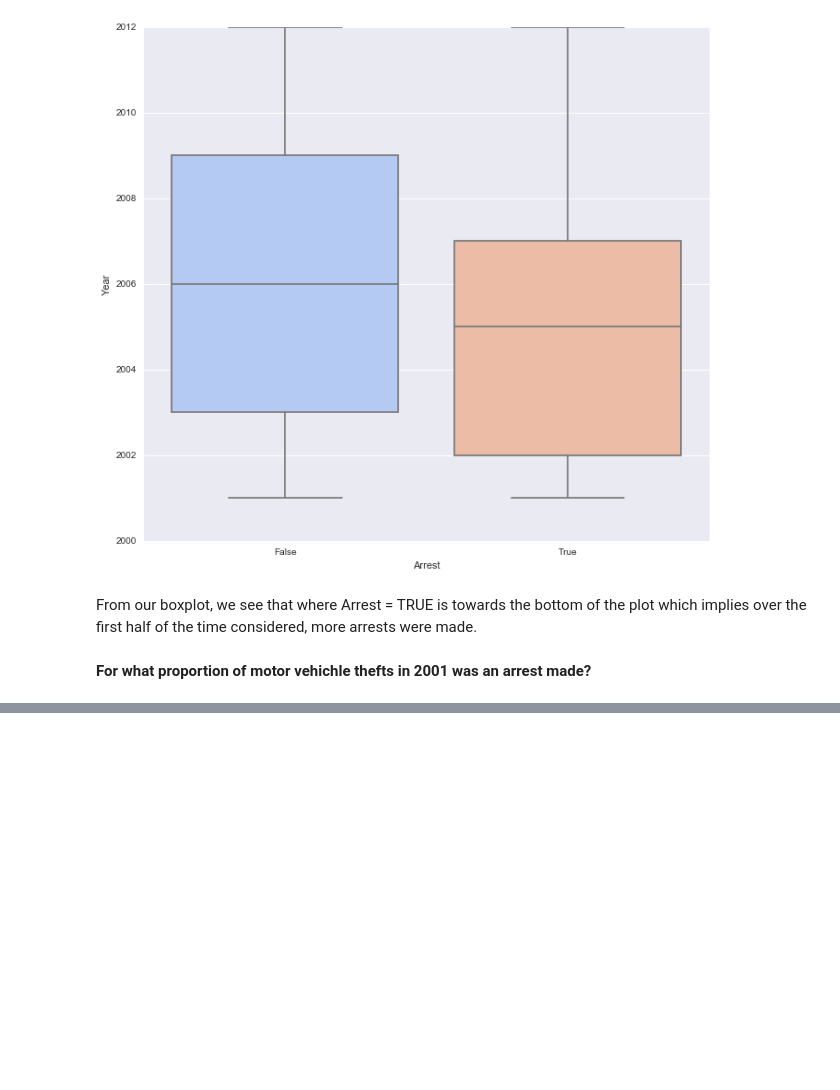
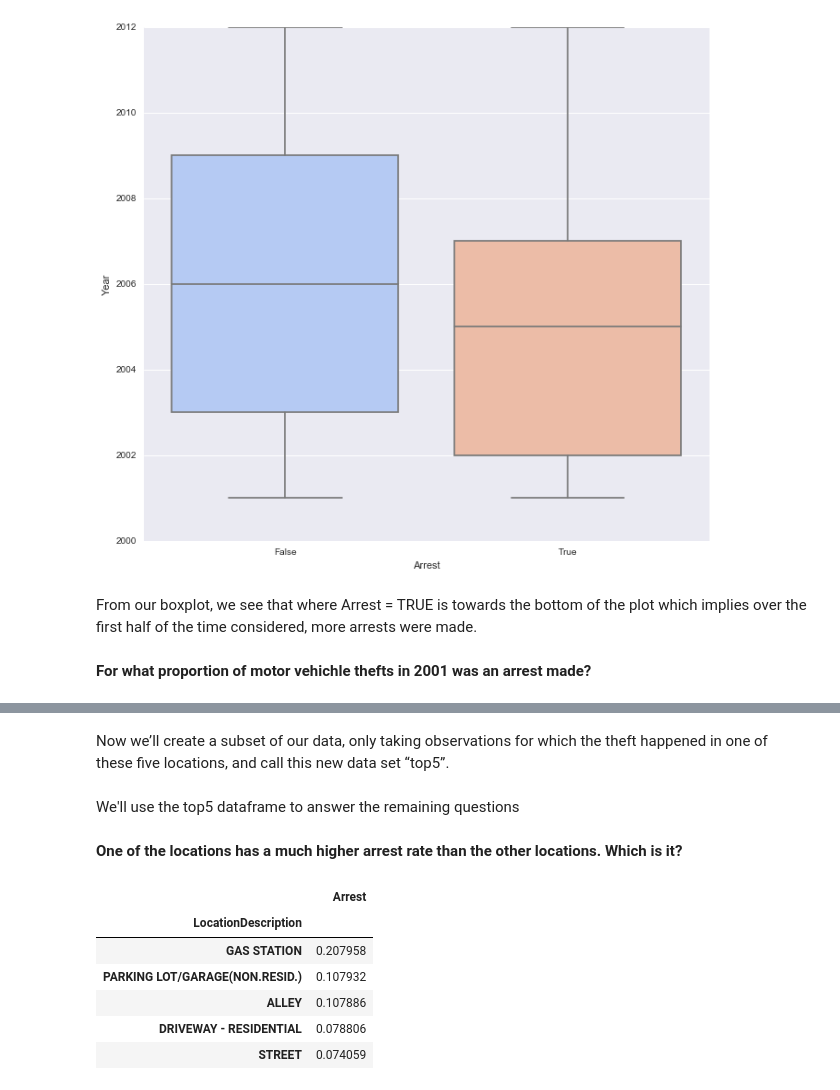
Before and after one commit to JohnBobo/analytics_edge, a Jupyter notebook: python_version/analytical_detective.ipynb, the cells around one changed output, grey strips where cells are left out. Saved outputs shown, nothing was run; the diff lists cells and outputs as text; code cells hidden in the pictures; blank space fills up the shorter version.

```diff
--- a/python_version/analytical_detective.ipynb
+++ b/python_version/analytical_detective.ipynb
@@ -171,0 +194,2 @@ From our boxplot, we see that where Arrest = TRUE is towards the bottom of the p
+# %% [markdown]
+Now we’ll create a subset of our data, only taking observations for which the theft happened in one of these five locations, and call this new data set “top5”.
@@ -171,0 +200,14 @@ From our boxplot, we see that where Arrest = TRUE is towards the bottom of the p
+# %% [markdown]
+We'll use the top5 dataframe to answer the remaining questions
+# %% [markdown]
+**One of the locations has a much higher arrest rate than the other locations. Which is it?**
+# %%
+top5.groupby('LocationDescription').agg({'Arrest':'mean'}).sort_values('Arrest', ascending=False)
+# %% [output]
+|  | Arrest |
+| LocationDescription |  |
+| GAS STATION | 0.207958 |
+| PARKING LOT/GARAGE(NON.RESID.) | 0.107932 |
+| ALLEY | 0.107886 |
+| DRIVEWAY - RESIDENTIAL | 0.078806 |
+| STREET | 0.074059 |
```
Also changed, not shown: parts of 6 cells of this notebook.
